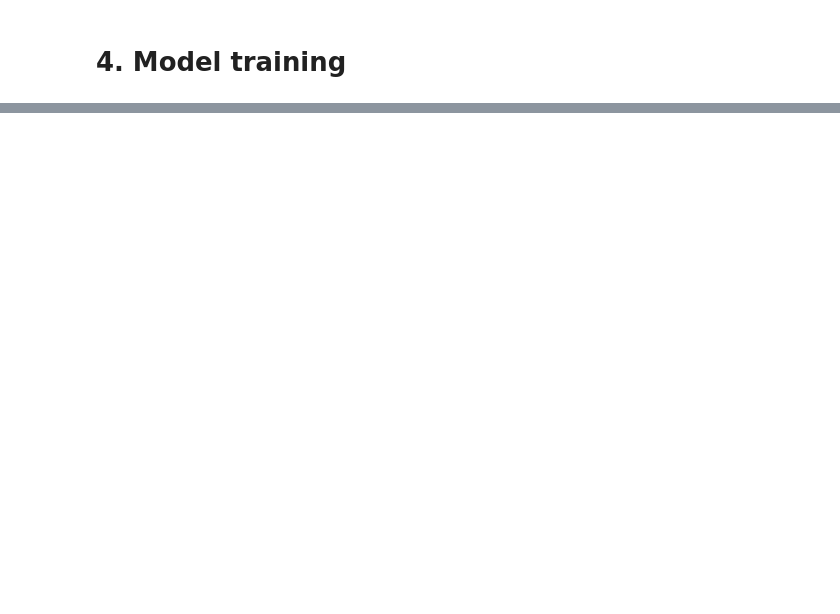
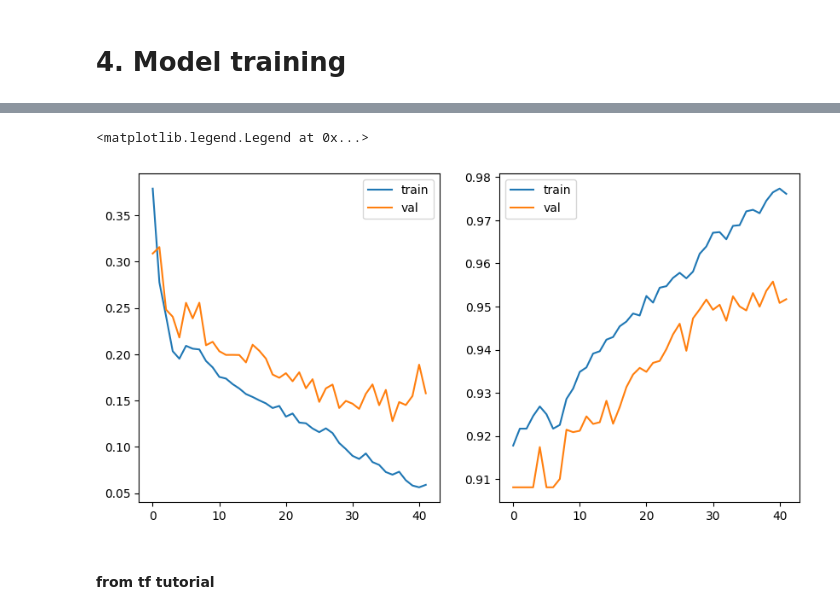
Before and after one commit to saoriyosano/breast_ultrasound, a Jupyter notebook: breast_ultrasound.ipynb, the cells around one changed output, grey strips where cells are left out. Drawn from its saved outputs; the diff is of its cells as text; code cells hidden in the pictures; blank space fills up the shorter version.

Commit message:
new model architecture

```diff
--- a/breast_ultrasound.ipynb
+++ b/breast_ultrasound.ipynb
@@ -183,0 +197,7 @@ X train: (624, 128, 128, 3), X val: (78, 128, 128, 3), X test: (78, 128, 128, 3)
+# %%
+def upsample_block(input, conv_features, n_filters, block_num):
+    up = tf.keras.layers.Conv2DTranspose(n_filters, (2,2), (2,2), padding='same', activation='relu', name=f'seg_u{block_num}')(input)
+    concat = tf.keras.layers.concatenate([up, conv_features], name=f'seg_u{block_num}_concat')
+    do = tf.keras.layers.Dropout(.1, name=f'seg_u{block_num}_do')(concat)
+    conv = conv_block(do, n_filters, block_num)
+    return conv
@@ -234,3 +299,20 @@ def unet_model(output_channels):
     return tf.keras.Model(inputs=inputs, outputs=x)
 # %% [markdown]
 # 4. Model training
+# %%
+es = tf.keras.callbacks.EarlyStopping(
+    patience=5,
+    verbose=1,
+    restore_best_weights=True,
+)
+# %%
+EPOCHS = 100
+
+model_history = seg_model.fit(
+    X_train, y_train,
+    batch_size=16,
+    epochs=EPOCHS,
+    callbacks=[es],
+    validation_data=(X_val, y_val),
+    verbose=1
+)
@@ -236,0 +337,16 @@ def unet_model(output_channels):
+# %%
+import json
+history_dict = model_history.history
+json.dump(history_dict, open("training/training_2.json", 'w'))
+# %%
+history_dict.keys()
+fig, axs = plt.subplots(1, 2, figsize=(10,5))
+axs[0].plot(history_dict['loss'], label="train")
+axs[0].plot(history_dict['val_loss'], label="val")
+axs[1].plot(history_dict['accuracy'], label="train")
+axs[1].plot(history_dict['val_accuracy'], label="val")
+axs[0].legend()
+axs[1].legend()
+# %% [output]
+<matplotlib.legend.Legend at 0x...>
+[figure, added]
@@ -237 +355,3 @@ def unet_model(output_channels):
+# %% [markdown]
+#### from tf tutorial
 # %%
```
Also changed, not shown: parts of 24 cells of this notebook.
